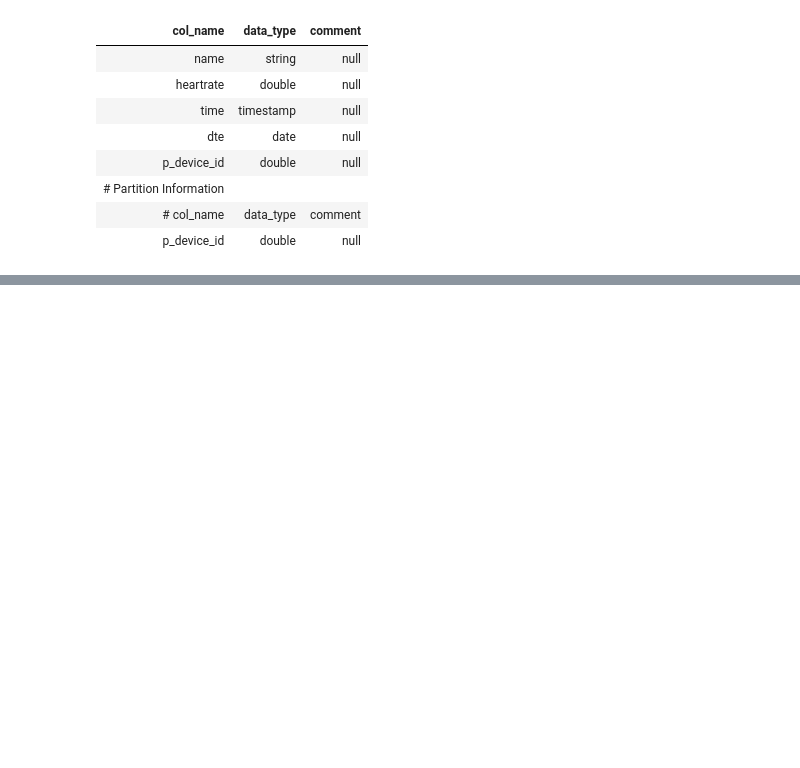
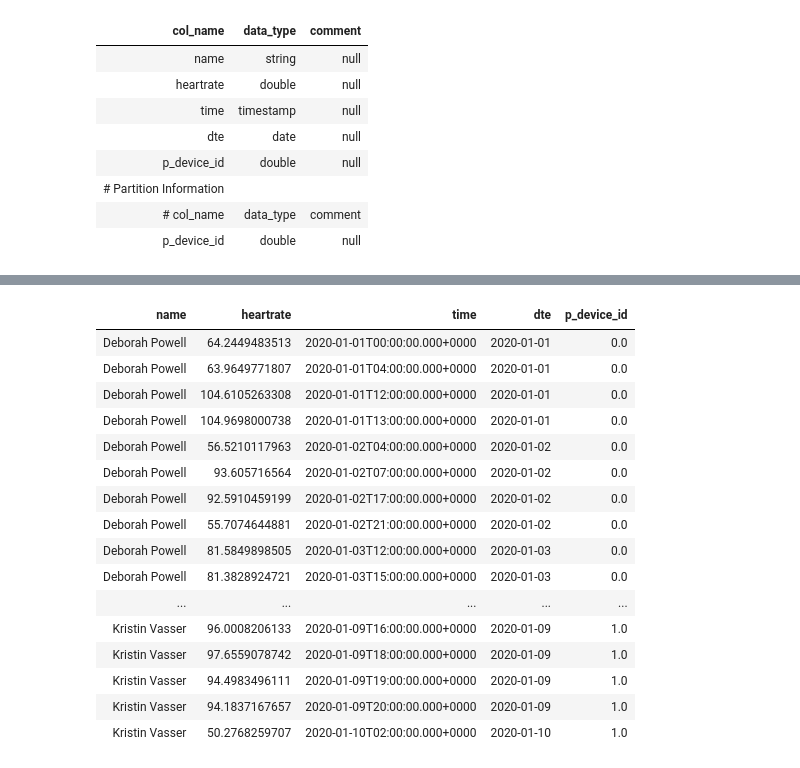
Before and after one commit to npabb001/Data-Engineering, a Jupyter notebook: DataEngineering/Delts Lakes - Workshop/Delta Lakes and Data Lakes.ipynb, the cells around one changed output, grey strips where cells are left out. Cells and saved outputs as stored; diff of their text form; code cells hidden in the pictures; blank space fills up the shorter version.

```diff
--- a/DataEngineering/Delts Lakes - Workshop/Delta Lakes and Data Lakes.ipynb
+++ b/DataEngineering/Delts Lakes - Workshop/Delta Lakes and Data Lakes.ipynb
@@ -531,5 +531,5 @@ describe health_tracker_silver
 | p_device_id | double | null |
 # %%
 %sql
-SELECT * FROM health_tracker_silver VERSION AS OF 3 WHERE p_device_id = 4
+SELECT * FROM health_tracker_silver VERSION
 # %% [output]
@@ -536,0 +536,17 @@ SELECT * FROM health_tracker_silver VERSION AS OF 3 WHERE p_device_id = 4
+| name | heartrate | time | dte | p_device_id |
+| Deborah Powell | 64.2449483513 | 2020-01-01T00:00:00.000+0000 | 2020-01-01 | 0.0 |
+| Deborah Powell | 63.9649771807 | 2020-01-01T04:00:00.000+0000 | 2020-01-01 | 0.0 |
+| Deborah Powell | 104.6105263308 | 2020-01-01T12:00:00.000+0000 | 2020-01-01 | 0.0 |
+| Deborah Powell | 104.9698000738 | 2020-01-01T13:00:00.000+0000 | 2020-01-01 | 0.0 |
+| Deborah Powell | 56.5210117963 | 2020-01-02T04:00:00.000+0000 | 2020-01-02 | 0.0 |
+| Deborah Powell | 93.605716564 | 2020-01-02T07:00:00.000+0000 | 2020-01-02 | 0.0 |
+| Deborah Powell | 92.5910459199 | 2020-01-02T17:00:00.000+0000 | 2020-01-02 | 0.0 |
+| Deborah Powell | 55.7074644881 | 2020-01-02T21:00:00.000+0000 | 2020-01-02 | 0.0 |
+| Deborah Powell | 81.5849898505 | 2020-01-03T12:00:00.000+0000 | 2020-01-03 | 0.0 |
+| Deborah Powell | 81.3828924721 | 2020-01-03T15:00:00.000+0000 | 2020-01-03 | 0.0 |
+| ... | ... | ... | ... | ... |
+| Kristin Vasser | 96.0008206133 | 2020-01-09T16:00:00.000+0000 | 2020-01-09 | 1.0 |
+| Kristin Vasser | 97.6559078742 | 2020-01-09T18:00:00.000+0000 | 2020-01-09 | 1.0 |
+| Kristin Vasser | 94.4983496111 | 2020-01-09T19:00:00.000+0000 | 2020-01-09 | 1.0 |
+| Kristin Vasser | 94.1837167657 | 2020-01-09T20:00:00.000+0000 | 2020-01-09 | 1.0 |
+| Kristin Vasser | 50.2768259707 | 2020-01-10T02:00:00.000+0000 | 2020-01-10 | 1.0 |
```
Also changed, not shown: parts of 14 cells of this notebook.
